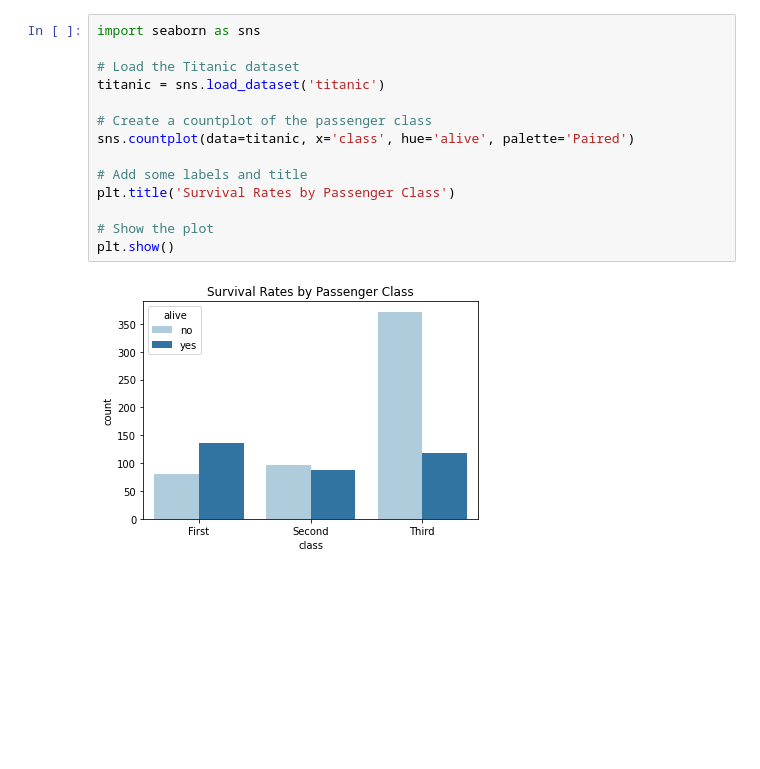
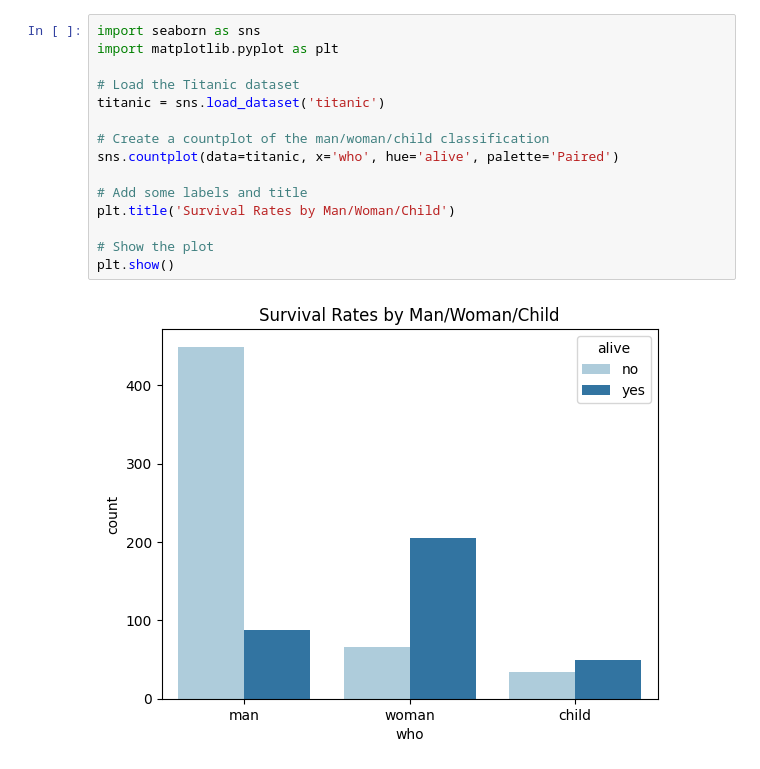
Before and after one commit to smith-kyle/notebook-diff-tests, a Jupyter notebook: titanic.ipynb, the cells around one changed output. Drawn from its saved outputs; the diff is of its cells as text; blank space fills up the shorter version.

```diff
--- a/titanic.ipynb
+++ b/titanic.ipynb
@@ -1,16 +9,17 @@
 # %%
 import seaborn as sns
+import matplotlib.pyplot as plt
 
 # Load the Titanic dataset
 titanic = sns.load_dataset('titanic')
 
-# Create a countplot of the passenger class
-sns.countplot(data=titanic, x='class', hue='alive', palette='Paired')
+# Create a countplot of the man/woman/child classification
+sns.countplot(data=titanic, x='who', hue='alive', palette='Paired')
 
 # Add some labels and title
-plt.title('Survival Rates by Passenger Class')
+plt.title('Survival Rates by Man/Woman/Child')
 
 # Show the plot
 plt.show()
 # %% [output]
-[figure, old version]
+[figure, new version]
```
Also changed, not shown: parts of 4 cells of this notebook, 2 other files.
